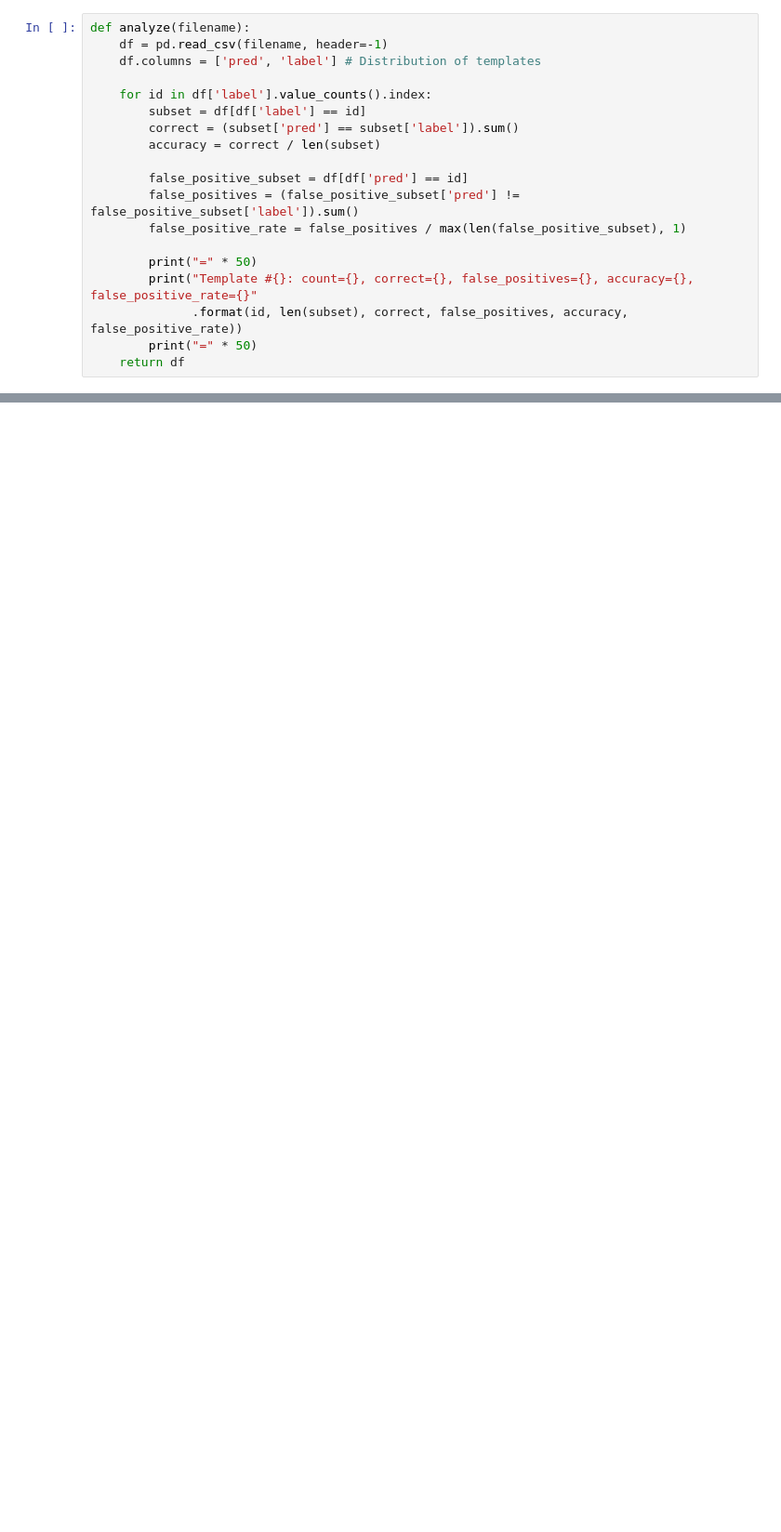
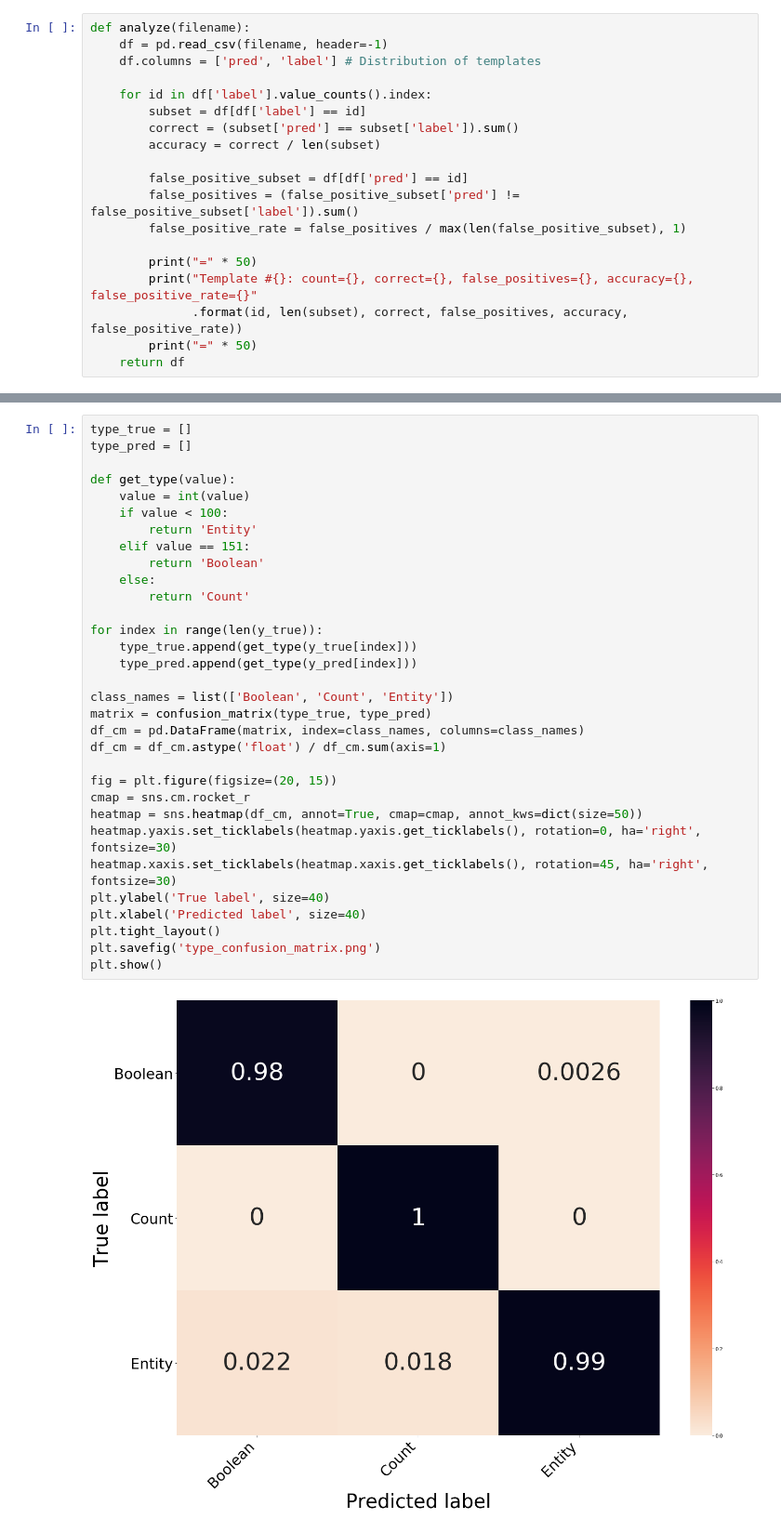
Before and after one commit to ram-g-athreya/RNN-Question-Answering, a Jupyter notebook: analysis.ipynb, the cells around one changed output, grey strips where cells are left out. Shown at 93% size. Cells and saved outputs as stored; diff of their text form; blank space fills up the shorter version.

```diff
--- a/analysis.ipynb
+++ b/analysis.ipynb
@@ -95,0 +105,34 @@ dtype: int64
+# %%
+type_true = []
+type_pred = []
+
+def get_type(value):
+    value = int(value)
+    if value < 100:
+        return 'Entity'
+    elif value == 151:
+        return 'Boolean'
+    else:
+        return 'Count'
+
+for index in range(len(y_true)):
+    type_true.append(get_type(y_true[index]))
+    type_pred.append(get_type(y_pred[index]))
+
+class_names = list(['Boolean', 'Count', 'Entity'])
+matrix = confusion_matrix(type_true, type_pred)
+df_cm = pd.DataFrame(matrix, index=class_names, columns=class_names)
+df_cm = df_cm.astype('float') / df_cm.sum(axis=1)
+
+fig = plt.figure(figsize=(20, 15))
+cmap = sns.cm.rocket_r
+heatmap = sns.heatmap(df_cm, annot=True, cmap=cmap, annot_kws=dict(size=50))
+heatmap.yaxis.set_ticklabels(heatmap.yaxis.get_ticklabels(), rotation=0, ha='right', fontsize=30)
+heatmap.xaxis.set_ticklabels(heatmap.xaxis.get_ticklabels(), rotation=45, ha='right', fontsize=30)
+plt.ylabel('True label', size=40)
+plt.xlabel('Predicted label', size=40)
+plt.tight_layout()
+plt.savefig('type_confusion_matrix.png')
+plt.show()
+# %% [output]
+[figure, added]
```
Also changed, not shown: parts of 25 cells of this notebook, 10 other files.
